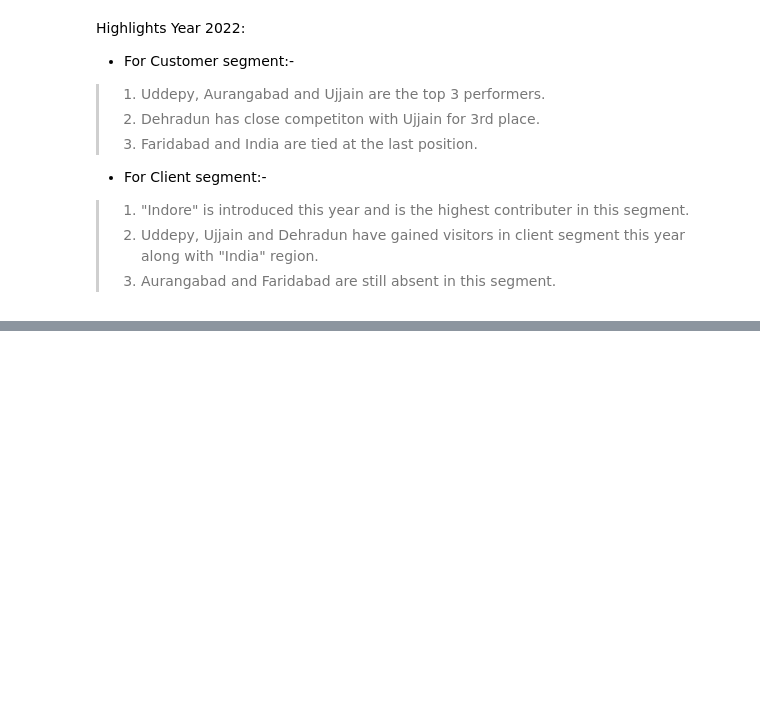
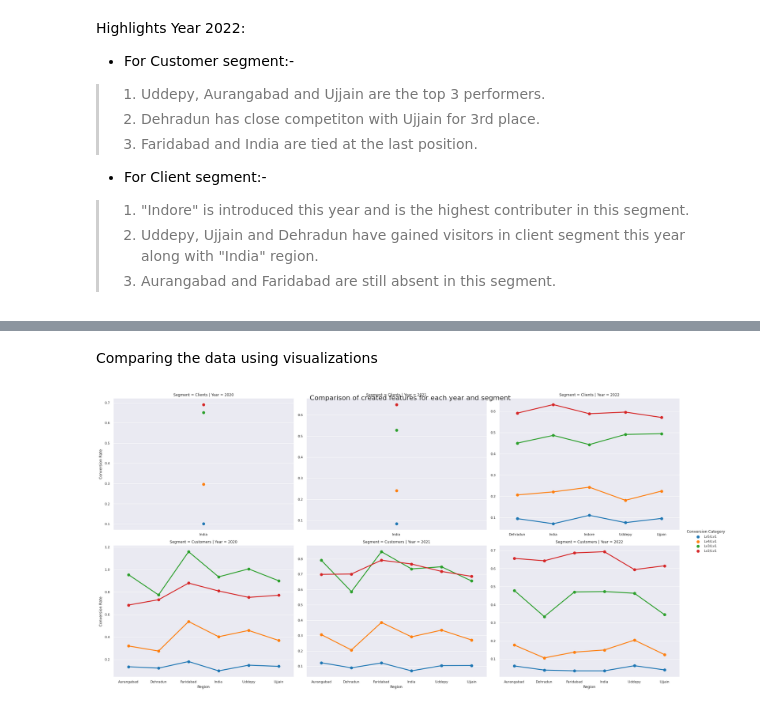
Before and after one commit to pratiksrm99/DataAnalysis, a Jupyter notebook: Website_Visitors_Data_Analysis.ipynb, the cells around one changed output, grey strips where cells are left out. Saved outputs shown, nothing was run; the diff lists cells and outputs as text; code cells hidden in the pictures; blank space fills up the shorter version.

```diff
--- a/Website_Visitors_Data_Analysis.ipynb
+++ b/Website_Visitors_Data_Analysis.ipynb
@@ -806,0 +804,19 @@ Highlights Year 2022:
+# %%
+# Selecting data for analysis
+df_new_feature_compare = transformed_df.copy()
+
+# Creating new features
+df_new_feature_compare["Lv5/Lv1"] = df_new_feature_compare["Lv5_Visitors"]/df_new_feature_compare["Lv1_Visitors"]
+df_new_feature_compare["Lv4/Lv1"] = df_new_feature_compare["Lv4_Visitors"]/df_new_feature_compare["Lv1_Visitors"]
+df_new_feature_compare["Lv3/Lv1"] = df_new_feature_compare["Lv3_Visitors"]/df_new_feature_compare["Lv1_Visitors"]
+df_new_feature_compare["Lv2/Lv1"] = df_new_feature_compare["Lv2_Visitors"]/df_new_feature_compare["Lv1_Visitors"]
+
+# Selecting relevant columns
+df_new_feature_compare = df_new_feature_compare[["Year","Segment","Region","Lv5/Lv1","Lv4/Lv1","Lv3/Lv1","Lv2/Lv1"]]
+
+# Merging columns to rows for plotting data
+df_new_feature_compare = df_new_feature_compare.melt(id_vars=["Year","Segment","Region"], value_vars=["Lv5/Lv1","Lv4/Lv1","Lv3/Lv1","Lv2/Lv1"],
+                                                     var_name="Conversion Category", value_name="Conversion Rate")
+
+# Displaying the data
+df_new_feature_compare
@@ -806,0 +837,13 @@ Highlights Year 2022:
+# %% [markdown]
+Comparing the data using visualizations
+# %%
+# Plotting the data
+sns.set_style("darkgrid")
+sns.set_context("paper", font_scale=0.9)
+plot = sns.catplot(data=df_new_feature_compare, x="Region", y="Conversion Rate",
+            col="Year", row="Segment", hue="Conversion Category", kind="point",
+            sharex=False, sharey=False, aspect=1.3, errorbar=None)
+plot.fig.suptitle("Comparison of created features for each year and segment", fontsize=16)
+plot.fig.show()
+# %% [output]
+[figure, added]
```
Also changed, not shown: parts of 6 cells of this notebook.
